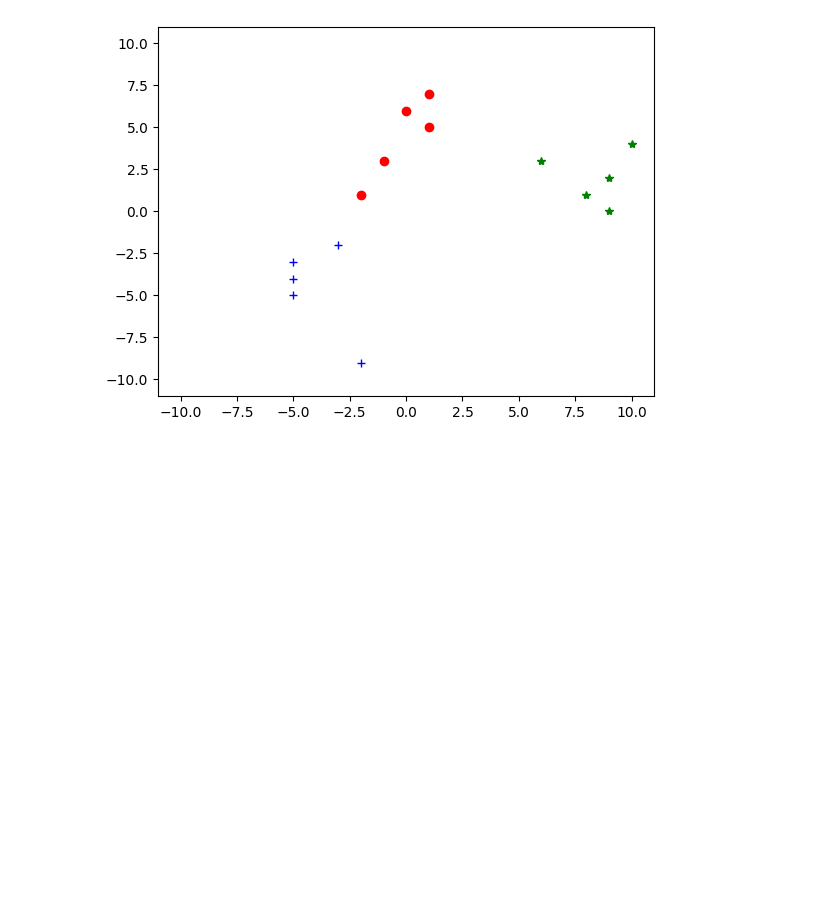
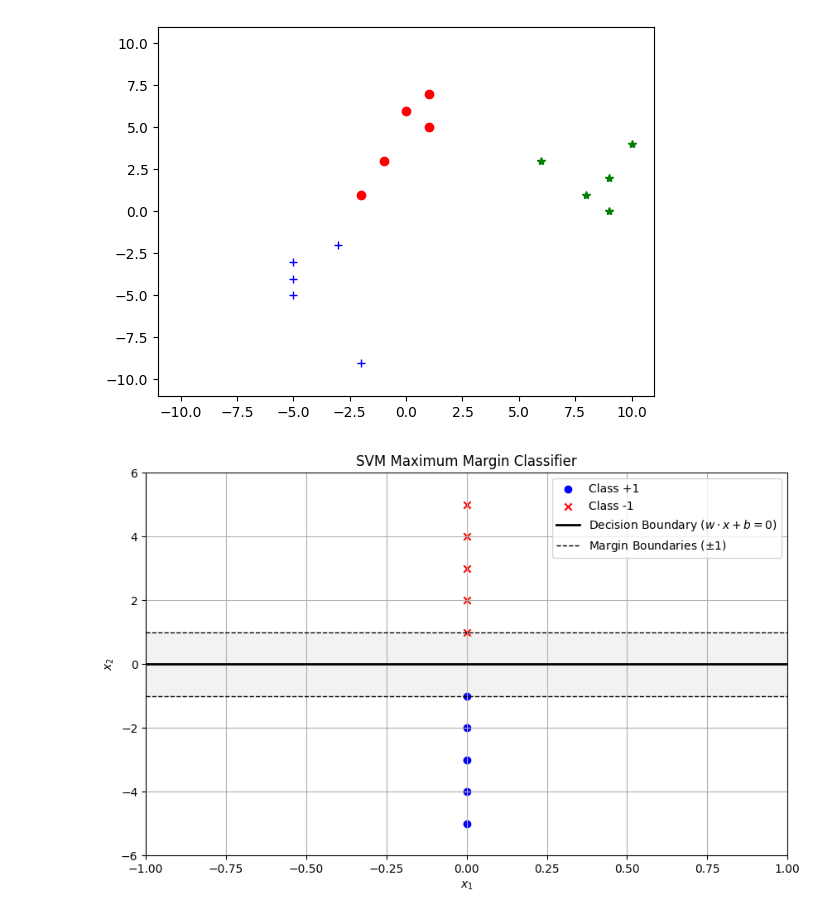
Before and after one commit to kye01018327/cs422-intro-to-ml, a Jupyter notebook: Project3/visualize-data.ipynb, the cells around one changed output. Saved outputs shown, nothing was run; the diff lists cells and outputs as text; code cells hidden in the pictures; blank space fills up the shorter version.

Commit message:
chore: progress on train_svm_brute

```diff
--- a/Project3/visualize-data.ipynb
+++ b/Project3/visualize-data.ipynb
@@ -14,3 +16,9 @@ for i in range(1,3):
 # %% [output]
 [figure]
 [figure]
+# %%
+dataset = np.array(hp.generate_training_data_binary(2))
+w,b,S = svm.svm_train_brute(dataset)
+svm.plot_data_and_boundary(dataset, w, b)
+# %% [output]
+[figure, added]
```
Also changed, not shown: parts of 1 cell of this notebook, 3 other files.
